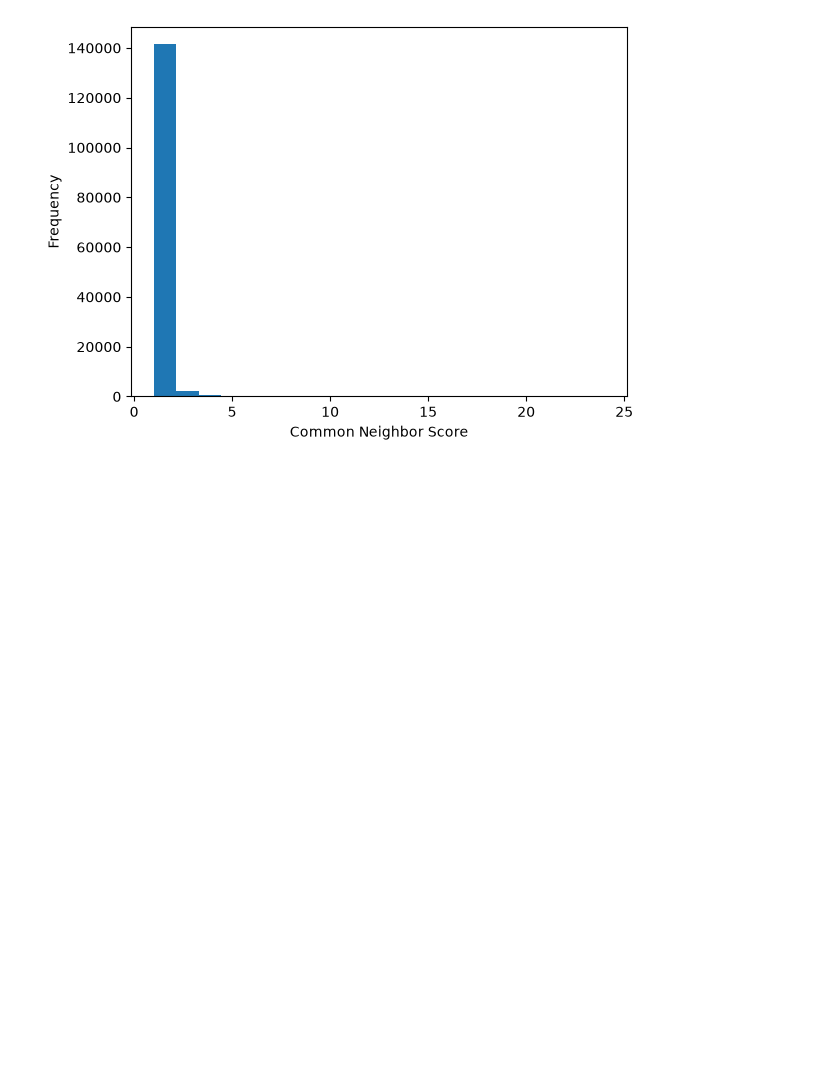
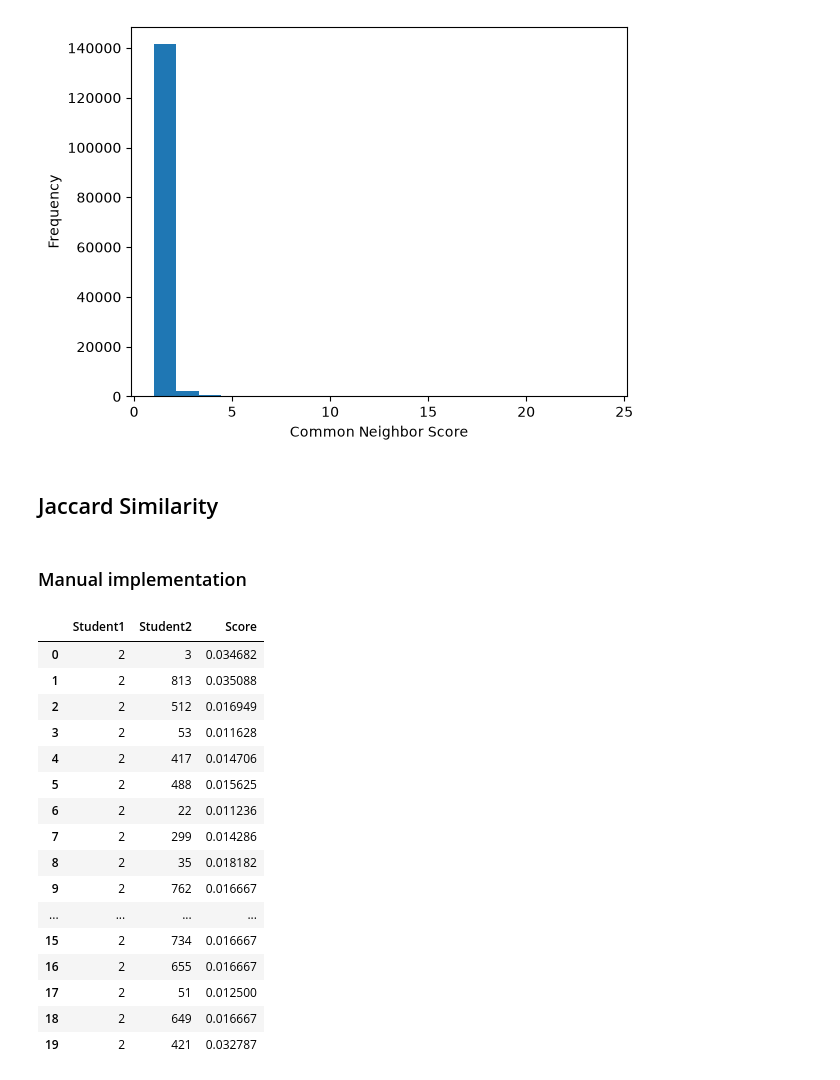
Before and after one commit to zakariatabati/graph-data-science-student-network, a Jupyter notebook: notebooks/Recommendation_algo.ipynb, the cells around one changed output. Drawn from its saved outputs; the diff is of its cells as text; code cells hidden in the pictures; blank space fills up the shorter version.

```diff
--- a/notebooks/Recommendation_algo.ipynb
+++ b/notebooks/Recommendation_algo.ipynb
@@ -199,3 +199,20 @@ plt.ylabel("Frequency")
 # %% [output]
 Text(0, 0.5, 'Frequency')
 [figure]
+# %% [markdown]
+## Jaccard Similarity
+# %% [markdown]
+### Manual implementation
+# %%
+def jaccard_similarity(G, u, v):
+
+    neighbors_u = set(G.neighbors(u))
+    neighbors_v = set(G.neighbors(v))
+
+    intersection = neighbors_u & neighbors_v
+    union = neighbors_u | neighbors_v
+
+    if len(union) == 0:
+        return 0
+
+    return len(intersection) / len(union)
@@ -201,0 +239,29 @@ Text(0, 0.5, 'Frequency')
+# %%
+df = pd.DataFrame(
+    recommendations,
+    columns=[
+        "Student1",
+        "Student2",
+        "Score"
+    ]
+)
+
+df.head(20)
+# %% [output]
+|  | Student1 | Student2 | Score |
+| 0 | 2 | 3 | 0.034682 |
+| 1 | 2 | 813 | 0.035088 |
+| 2 | 2 | 512 | 0.016949 |
+| 3 | 2 | 53 | 0.011628 |
+| 4 | 2 | 417 | 0.014706 |
+| 5 | 2 | 488 | 0.015625 |
+| 6 | 2 | 22 | 0.011236 |
+| 7 | 2 | 299 | 0.014286 |
+| 8 | 2 | 35 | 0.018182 |
+| 9 | 2 | 762 | 0.016667 |
+| ... | ... | ... | ... |
+| 15 | 2 | 734 | 0.016667 |
+| 16 | 2 | 655 | 0.016667 |
+| 17 | 2 | 51 | 0.012500 |
+| 18 | 2 | 649 | 0.016667 |
+| 19 | 2 | 421 | 0.032787 |
```
Also changed, not shown: parts of 6 cells of this notebook.
